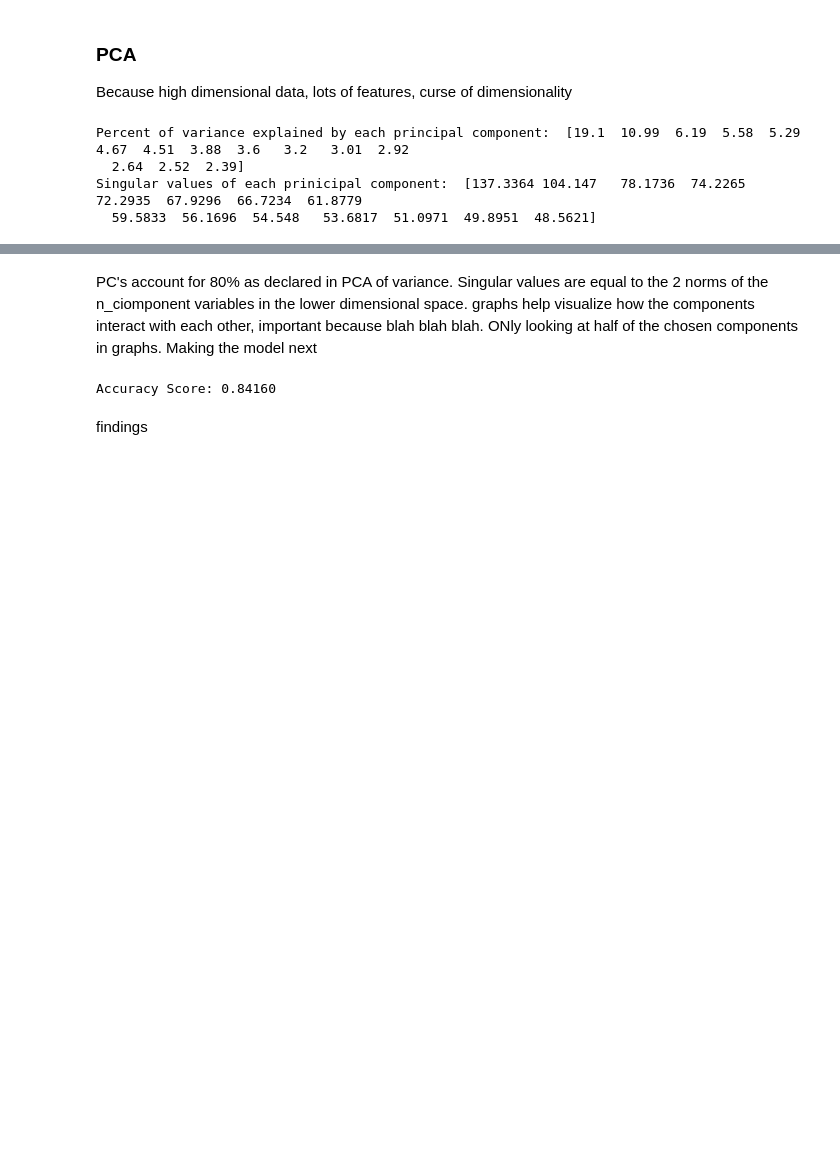
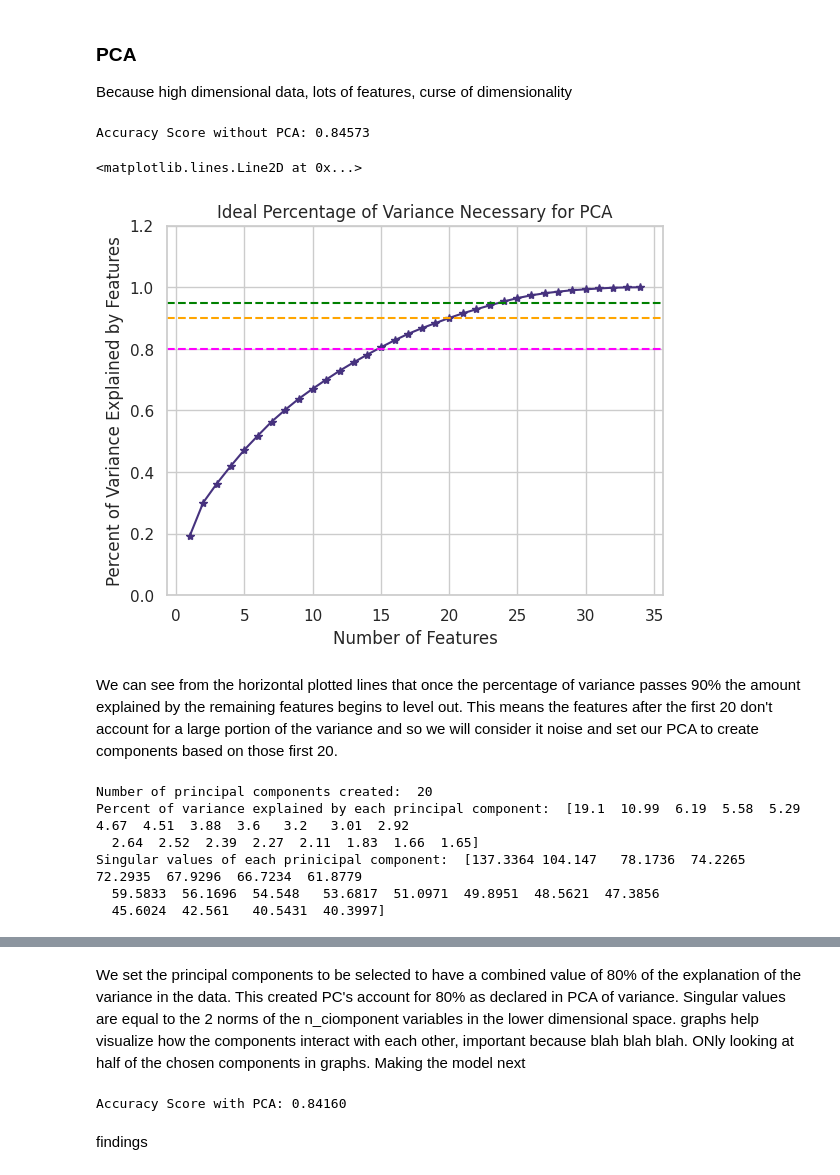
Before and after one commit to hiamoreena/DAT-401-Project-2, a Jupyter notebook: academic_success_dataset_json.ipynb, the cells around one changed output, grey strips where cells are left out. Drawn from its saved outputs; the diff is of its cells as text; code cells hidden in the pictures; blank space fills up the shorter version.

```diff
--- a/academic_success_dataset_json.ipynb
+++ b/academic_success_dataset_json.ipynb
@@ -147,24 +148,61 @@ X_train, X_test, y_train, y_test = train_test_split(df.drop('Target', axis=1), d
 # %% [markdown]
 ### PCA
 Because high dimensional data, lots of features, curse of dimensionality
+# %%
+## standardize the feature variables
+scaler = StandardScaler()
+X_train_std = scaler.fit_transform(X_train)
+X_test_std = scaler.fit_transform(X_test)
+
+## Before we use PCA run decision tree model w/o it
+
+clf = DecisionTreeClassifier(random_state = 13)
+clf.fit(X_train_std, y_train)
+
+y_pred1 = clf.predict(X_test_std)
+
+print("Accuracy Score without PCA: {:.5f}".format(accuracy_score(y_test, y_pred1)))
+# %% [output]
+Accuracy Score without PCA: 0.84573
+# %%
+## plot to visualize how much variance is worth capturing in our PCA selection
+pca = PCA()
+pca.fit(X_train_std)
+
+
+x = np.arange(1, 35, step = 1) ## number of feature variables
+y = np.cumsum(pca.explained_variance_ratio_) ## cumulative value of variance explained by features
+plt.ylim(0, 1.2)
+plt.plot(x, y, marker='*', linestyle = '-')
+plt.xlabel("Number of Features")
+plt.ylabel("Percent of Variance Explained by Features")
+plt.title("Ideal Percentage of Variance Necessary for PCA")
+
+## plot horixontal line at possible percentage options for tuning PCA
+plt.axhline(y = 0.8, color = "magenta", linestyle = "--")
+plt.axhline(y = 0.9, color = "orange", linestyle = "--")
+plt.axhline(y = 0.95, color = "green", linestyle ="--")
+# %% [output]
+<matplotlib.lines.Line2D at 0x...>
+[figure, added]
+# %% [markdown]
+We can see from the horizontal plotted lines that once the percentage of variance passes 90% the amount explained by the remaining features begins to level out. This means the features after the first 20 don't account for a large portion of the variance and so we will consider it noise and set our PCA to create components based on those first 20.
 # %%
-## standardize the feature variables
-scaler = StandardScaler()
-X_train_std = scaler.fit_transform(X_train)
-X_test_std = scaler.fit_transform(X_test)
-
-## create PCA components
-pca = PCA(.80)
+## create PCA components to explain 80% of variance in data
+pca = PCA(.90)
 pca.fit(X_train_std)
 
 ## how much variance was captured in the three we kept
+print("Number of principal components created: ", len(pca.singular_values_))
 print("Percent of variance explained by each principal component: ", np.round(pca.explained_variance_ratio_, 4)*100)
 print("Singular values of each prinicipal component: ", np.round(pca.singular_values_, 4))
 # %% [output]
+Number of principal components created:  20
 Percent of variance explained by each principal component:  [19.1  10.99  6.19  5.58  5.29  4.67  4.51  3.88  3.6   3.2   3.01  2.92
-  2.64  2.52  2.39]
+  2.64  2.52  2.39  2.27  2.11  1.83  1.66  1.65]
 Singular values of each prinicipal component:  [137.3364 104.147   78.1736  74.2265  72.2935  67.9296  66.7234  61.8779
-  59.5833  56.1696  54.548   53.6817  51.0971  49.8951  48.5621]
+  59.5833  56.1696  54.548   53.6817  51.0971  49.8951  48.5621  47.3856
+  45.6024  42.561   40.5431  40.3997]
 # %%
 #Plot first five principal components
 labels = {
@@ -179,7 +217,7 @@ fig.show()
 # %% [output]
 [interactive output not drawn]
 # %% [markdown]
-PC's account for 80% as declared in PCA of variance. Singular values are equal to the 2 norms of the n_ciomponent variables in the lower dimensional space. graphs help visualize how the components interact with each other, important because blah blah blah. ONly looking at half of the chosen components in graphs. Making the model next
+We set the principal components to be selected to have a combined value of 80% of the explanation of the variance in the data. This created  PC's account for 80% as declared in PCA of variance. Singular values are equal to the 2 norms of the n_ciomponent variables in the lower dimensional space. graphs help visualize how the components interact with each other, important because blah blah blah. ONly looking at half of the chosen components in graphs. Making the model next
 # %%
 ## apply decision tree to transformed PCA data
 
@@ -188,9 +226,9 @@ clf.fit(X_train_std, y_train)
 
 y_pred = clf.predict(X_test_std)
 
-print("Accuracy Score: {:.5f}".format(accuracy_score(y_test, y_pred)))
+print("Accuracy Score with PCA: {:.5f}".format(accuracy_score(y_test, y_pred)))
 # %% [output]
-Accuracy Score: 0.84160
+Accuracy Score with PCA: 0.84160
 # %% [markdown]
 findings
 # %% [markdown]
```
Also changed, not shown: parts of 2 cells of this notebook.
